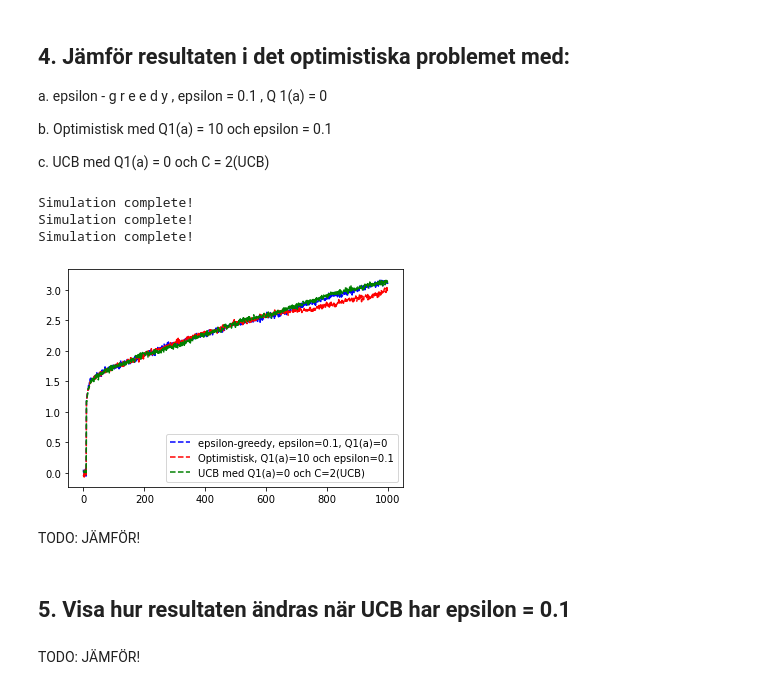
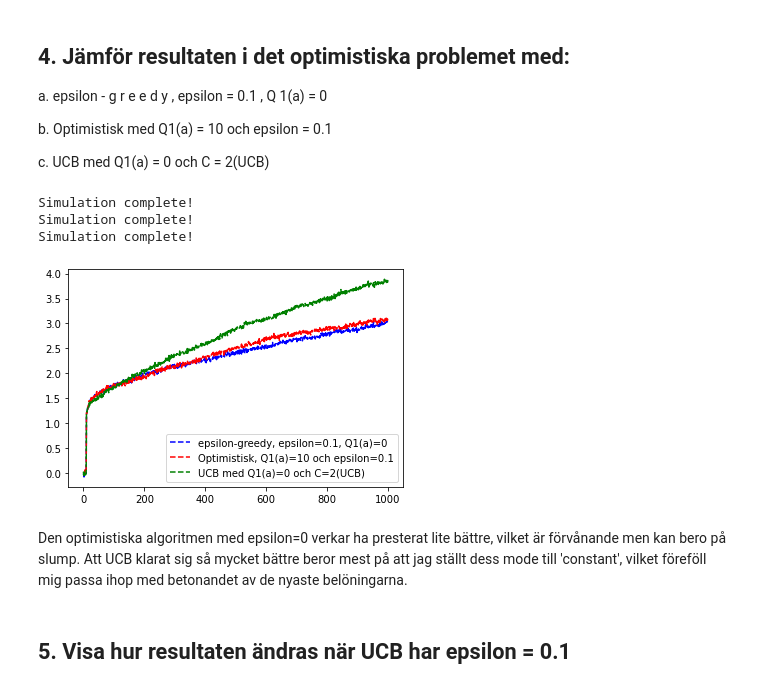
Before and after one commit to Haahns/PreskritivAnallytik, a Jupyter notebook: Hemlaxa_02.ipynb, the cells around one changed output. Cells and saved outputs as stored; diff of their text form; code cells hidden in the pictures.

```diff
--- a/Hemlaxa_02.ipynb
+++ b/Hemlaxa_02.ipynb
@@ -134,19 +134,17 @@ c. UCB med Q1(a) = 0 och C  =  2(UCB)
 # %%
 numActions = 10
 runa = simulate(numActions, epsilon=0.1, numPulls=1000, mode='sample-average', Q = 0, C = 0, random=False)
 runb = simulate(numActions, epsilon=0.1, numPulls=1000, mode='sample-average', Q = 10, C = 0, random=False)
-runc = simulate(numActions, epsilon=0, numPulls=1000, mode='sample-average', Q = 0, C = 2, random=False)
+runc = simulate(numActions, epsilon=0, numPulls=1000, mode='constant', Q = 0, C = 2, random=False)
 plt.plot(runa, 'b--', runb, 'r--', runc, 'g--')
 plt.legend(['epsilon-greedy, epsilon=0.1, Q1(a)=0', 'Optimistisk, Q1(a)=10 och epsilon=0.1', 'UCB med Q1(a)=0 och C=2(UCB)'])
 plt.show()
 # %% [output]
 Simulation complete!
 Simulation complete!
 Simulation complete!
-[figure, old version]
+[figure, new version]
-# %% [markdown]
-TODO: JÄMFÖR!
+# %% [markdown]
+Den optimistiska algoritmen med epsilon=0 verkar ha presterat lite bättre, vilket är förvånande men kan bero på slump. Att UCB klarat sig så mycket bättre beror mest på att jag ställt dess mode till 'constant', vilket föreföll mig passa ihop med betonandet av de nyaste belöningarna.
 # %% [markdown]
 ## 5. Visa hur resultaten ändras när UCB har epsilon = 0.1
-# %% [markdown]
-TODO: JÄMFÖR!
```
Also changed, not shown: parts of 7 cells of this notebook.
